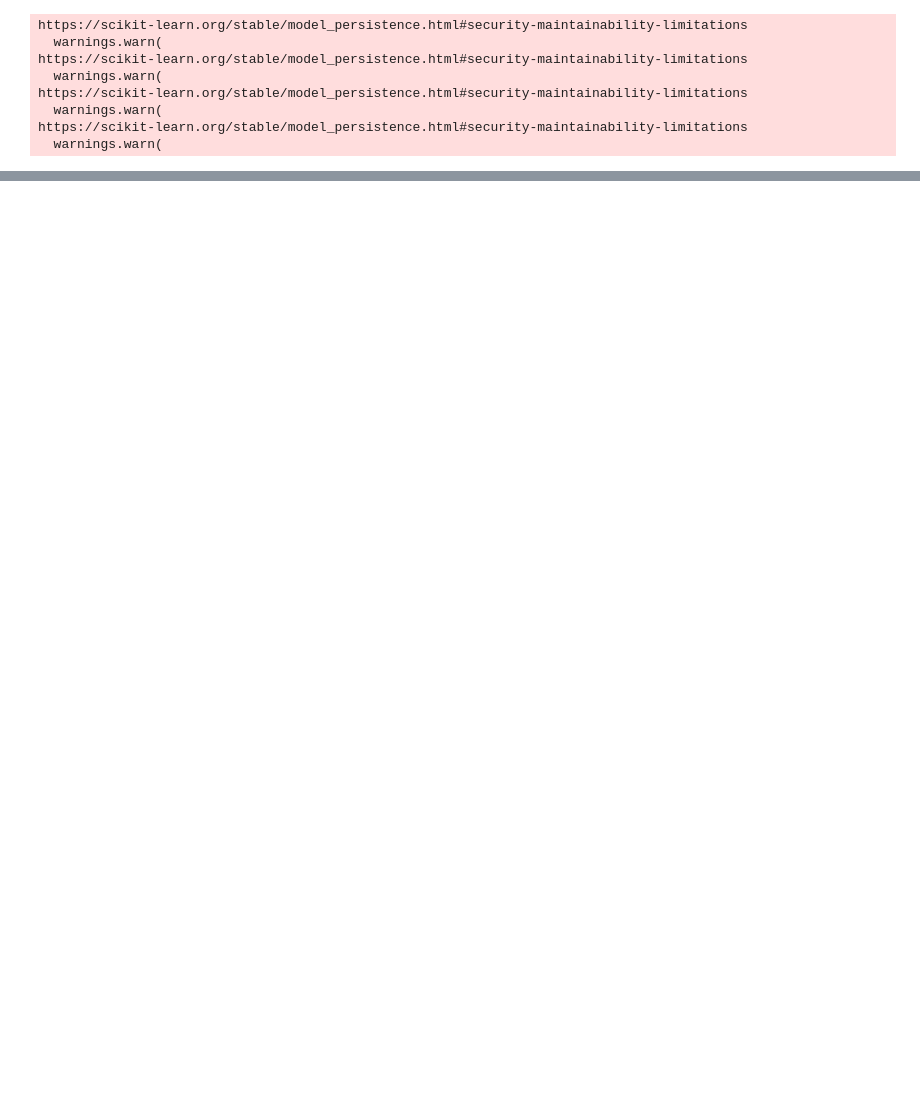
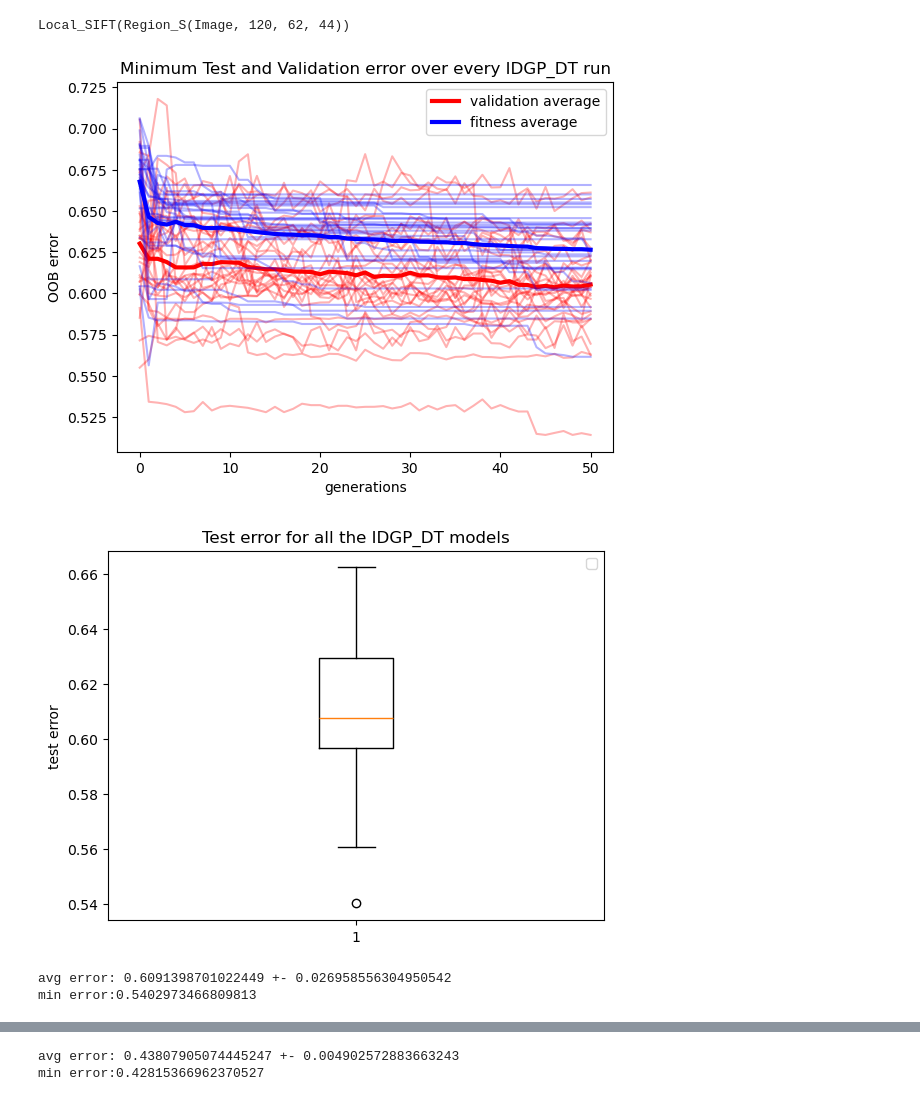
Before and after one commit to TEESDAAL/SummerResearch, a Jupyter notebook: IDGP_related_stuff/idgp_tree/data_visualisation.ipynb, the cells around one changed output, grey strips where cells are left out. Cells and saved outputs as stored; diff of their text form; code cells hidden in the pictures; blank space fills up the shorter version.

```diff
--- a/IDGP_related_stuff/idgp_tree/data_visualisation.ipynb
+++ b/IDGP_related_stuff/idgp_tree/data_visualisation.ipynb
@@ -88,15 +118,29 @@ def plot_across_all_models(model: str, *extractors: tuple[Callable[[RunInfo], T]
     plt.legend()
     plt.show()
+# %%
+best_run = min(retrieve_from_files(lambda r: r, get_files('simple_pred')), key=lambda r: r.test_error)
+best_individual, wrapper_model = best_run.best_individual, best_run.model
+print(best_individual)
+# %% [output]
+Local_SIFT(Region_S(Image, 120, 62, 44))
 # %%
+for model_type in ["DT", "LinearSVR", "RF"]:
+    plot_across_all_models(
+        'simple_pred',
+        (lambda i: i.log.select("val_min"), "validation"), (lambda i: i.log.select("fit_min"), "fitness"),
+        title=f"Minimum Test and Validation error over every IDGP_{model_type} run",
+        x_axis="generations",
+        y_axis="OOB error",
+        filterer=lambda i: model_type in i.model_type
+    )
 
-plot_across_all_models('simple_pred', (lambda i: i.log.select("fit_min"), "fitness"), (lambda i: i.log.select("val_min"), "validation"), title="Minimum Test and Validation error over every run")
-#plot_across_all_models('simple_pred', lambda i: i.log.select("val_min"), title="minimum validation error simple pred")
+    #plot_across_all_models('simple_pred', lambda i: i.log.select("val_min"), title="minimum validation error simple pred")
+    box_plot('simple_pred', (lambda i: i.test_error, "test error"), title=f"Test error for all the IDGP_{model_type} models", y_axis="test error", filterer=lambda i: model_type in i.model_type)
+    test_results = np.array(retrieve_from_files(lambda i: i.test_error, get_files("simple_pred"), filterer=lambda i: model_type in i.model_type))
+    print("avg error:", f"{test_results.mean()} +- {test_results.std()}")
+    print("min error:", f"{test_results.min()}")
 # %% [output]
+[figure, added]
+[figure, added]
-https://scikit-learn.org/stable/model_persistence.html#security-maintainability-limitations
-  warnings.warn(
-https://scikit-learn.org/stable/model_persistence.html#security-maintainability-limitations
-  warnings.warn(
-https://scikit-learn.org/stable/model_persistence.html#security-maintainability-limitations
-  warnings.warn(
-https://scikit-learn.org/stable/model_persistence.html#security-maintainability-limitations
-  warnings.warn(
+avg error: 0.6091398701022449 +- 0.026958556304950542
+min error:0.5402973466809813
@@ -103,0 +153,2 @@ AttributeError: Can't get attribute 'X' on <module 'deap.gp' from '/home/pork/.v
+avg error: 0.43807905074445247 +- 0.004902572883663243
+min error:0.42815366962370527
```
Also changed, not shown: parts of 11 cells of this notebook, 15 other files.
